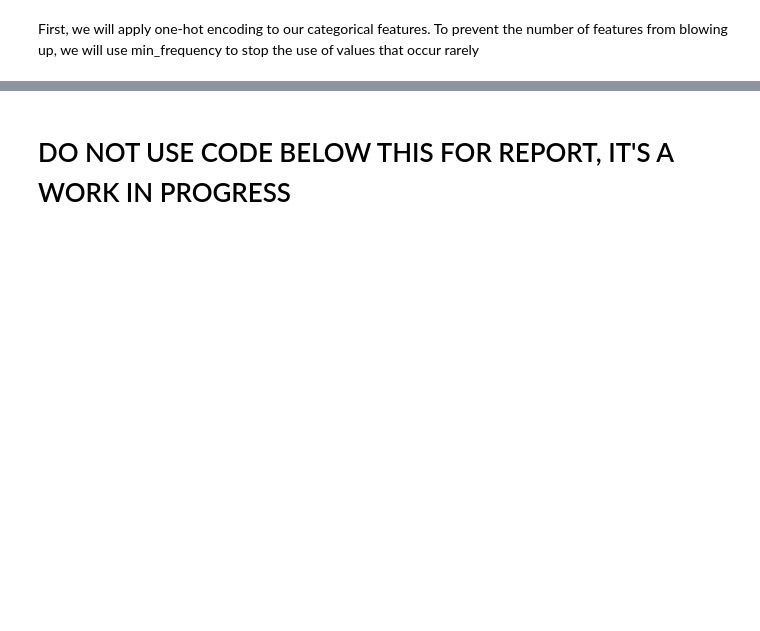
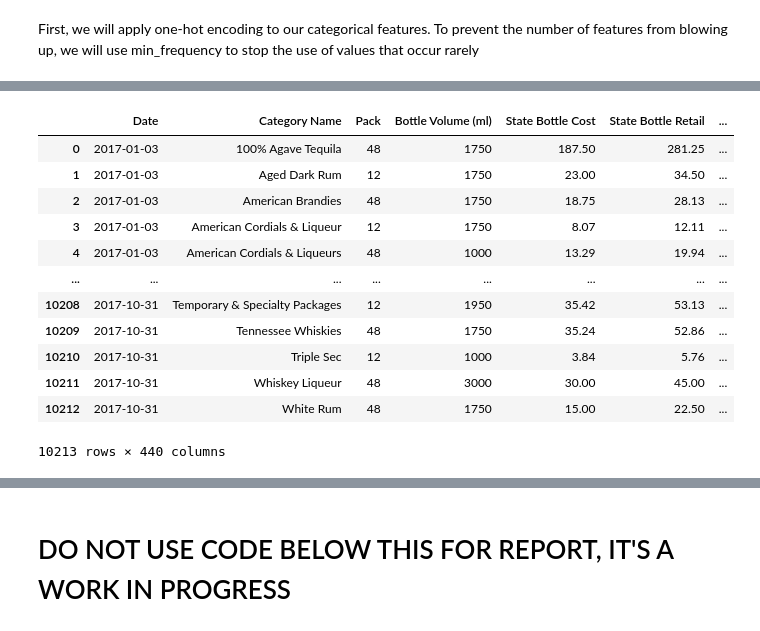
Before and after one commit to trycatchexcept/ds_schulich_final_project, a Jupyter notebook: code.ipynb, the cells around one changed output, grey strips where cells are left out. Saved outputs shown, nothing was run; the diff lists cells and outputs as text; code cells hidden in the pictures; blank space fills up the shorter version.

```diff
--- a/code.ipynb
+++ b/code.ipynb
@@ -415,0 +370,27 @@ City
+# %%
+agg_func ={}
+
+for col in df_cleaned.columns:
+    if col in target_variable:
+        agg_func[col] = 'sum'
+    elif col in ['Date','Category Name']:
+        continue
+    else:
+        agg_func[col] = 'max'
+
+grouped_data= df_cleaned.groupby(by= ['Date','Category Name']).agg(agg_func).reset_index()
+grouped_data
+# %% [output]
+|  | Date | Category Name | Pack | Bottle Volume (ml) | State Bottle Cost | State Bottle Retail | ... |
+| 0 | 2017-01-03 | 100% Agave Tequila | 48 | 1750 | 187.50 | 281.25 | ... |
+| 1 | 2017-01-03 | Aged Dark Rum | 12 | 1750 | 23.00 | 34.50 | ... |
+| 2 | 2017-01-03 | American Brandies | 48 | 1750 | 18.75 | 28.13 | ... |
+| 3 | 2017-01-03 | American Cordials & Liqueur | 12 | 1750 | 8.07 | 12.11 | ... |
+| 4 | 2017-01-03 | American Cordials & Liqueurs | 48 | 1000 | 13.29 | 19.94 | ... |
+| ... | ... | ... | ... | ... | ... | ... | ... |
+| 10208 | 2017-10-31 | Temporary & Specialty Packages | 12 | 1950 | 35.42 | 53.13 | ... |
+| 10209 | 2017-10-31 | Tennessee Whiskies | 48 | 1750 | 35.24 | 52.86 | ... |
+| 10210 | 2017-10-31 | Triple Sec | 12 | 1000 | 3.84 | 5.76 | ... |
+| 10211 | 2017-10-31 | Whiskey Liqueur | 48 | 3000 | 30.00 | 45.00 | ... |
+| 10212 | 2017-10-31 | White Rum | 48 | 1750 | 15.00 | 22.50 | ... |
+10213 rows × 440 columns
```
Also changed, not shown: parts of 35 cells of this notebook.
